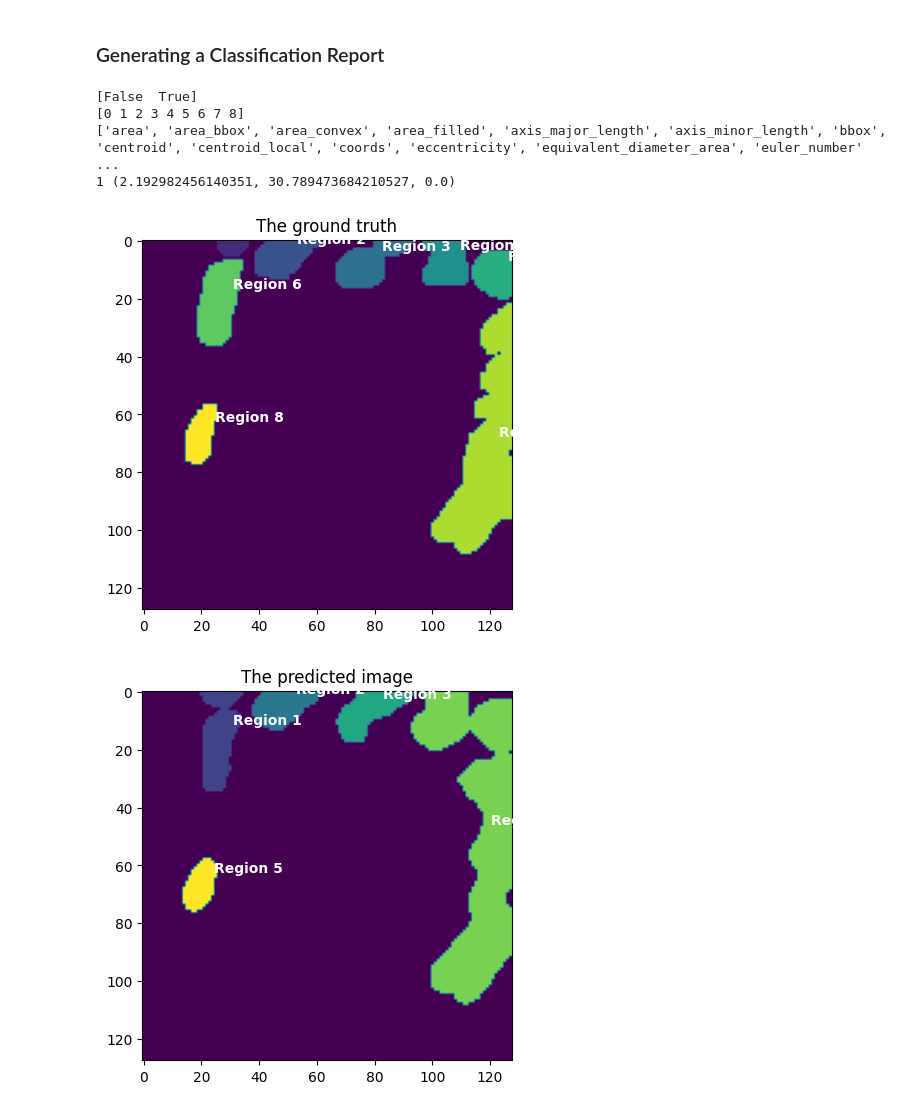
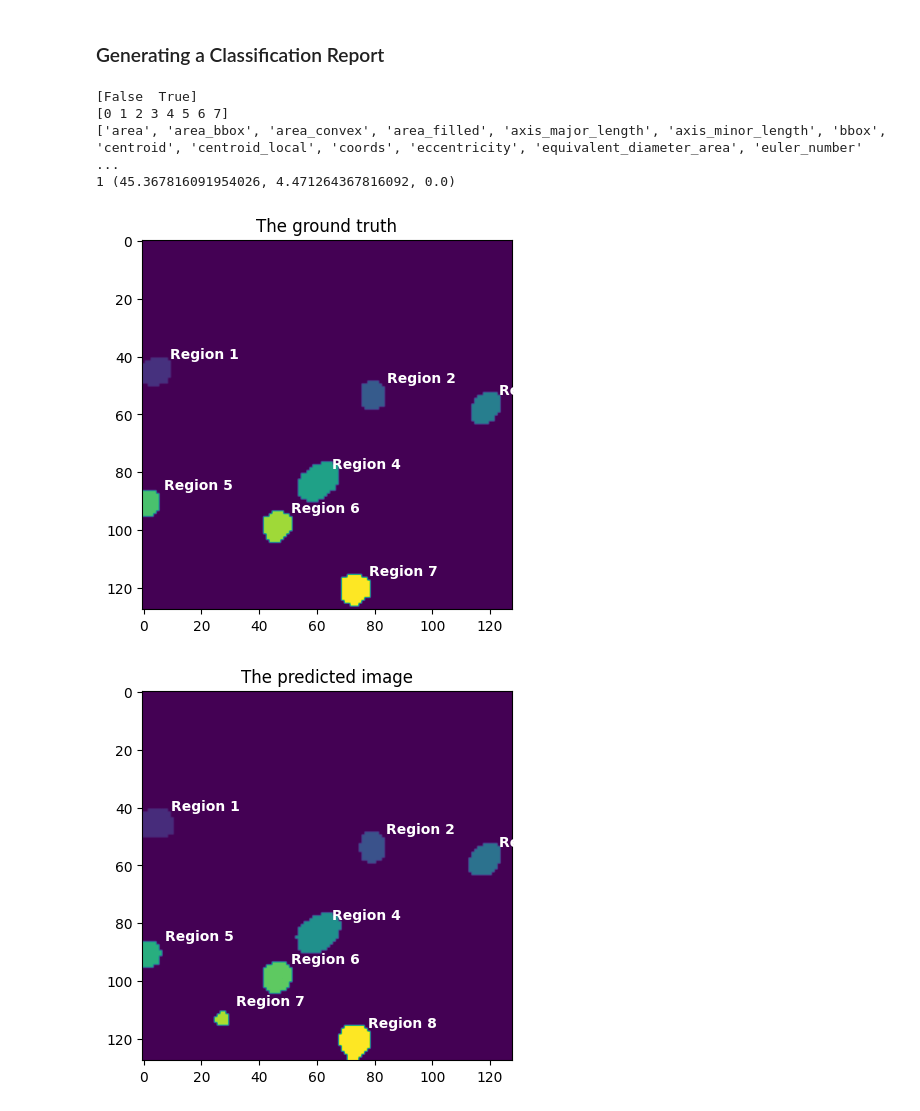
Before and after one commit to z-arabi/SRU-deeplearning-workshop, a Jupyter notebook: 25_U_Net.ipynb, the cells around one changed output. Cells and saved outputs as stored; diff of their text form; code cells hidden in the pictures.

```diff
--- a/25_U_Net.ipynb
+++ b/25_U_Net.ipynb
@@ -553,7 +553,7 @@ plt.show()
 from skimage.morphology import label
 from skimage.measure import regionprops
 
-id = 10
+id = 50
 
 # Y_train is boolean array > We need binary mask to perform labeling
 # if the Y is not binary, you can add condition: y_true_in > 0.5
@@ -572,37 +572,37 @@ print(list(regions[0]))
 print(regions[0].label, regions[0].centroid)
 # Annotate the plot with region labels
 for region in regions:
     # specifies the position where the annotation will be placed. region.centroid is a property of
     # the region object that represents the centroid (center of mass) of the labeled region.
     # region.centroid[1] is the x-coordinate of the centroid, and region.centroid[0] is the y-coordinate.
     # xytext=(10, 10) specifies an offset in points for the text from the specified position.
     plt.annotate(f"Region {region.label}",
                  (region.centroid[1], region.centroid[0]),
                  color='white', fontsize=10, fontweight='bold',
                  xytext=(10, 10), textcoords='offset points')
 
 
 labels = label(Y_train[id])
 # tyep of preds_train_t[id] is int
 y_pred = label(np.squeeze(preds_train_t[id]) > 0.5)
 plt.figure()
 plt.title("The predicted image")
 plt.imshow(y_pred)
 
 regions = regionprops(y_pred)
 # Annotate the plot with region labels
 for region in regions:
     plt.annotate(f"Region {region.label}",
                  (region.centroid[1], region.centroid[0]),
                  color='white', fontsize=10, fontweight='bold',
                  xytext=(10, 10), textcoords='offset points')
 # %% [output]
 [False  True]
-[0 1 2 3 4 5 6 7 8]
+[0 1 2 3 4 5 6 7]
 ['area', 'area_bbox', 'area_convex', 'area_filled', 'axis_major_length', 'axis_minor_length', 'bbox', 'centroid', 'centroid_local', 'coords', 'eccentricity', 'equivalent_diameter_area', 'euler_number' ...
-1 (2.192982456140351, 30.789473684210527, 0.0)
+1 (45.367816091954026, 4.471264367816092, 0.0)
-[figure, old version]
+[figure, new version]
-[figure, old version]
+[figure, new version]
 # %%
 true_objects = len(np.unique(labels))
 pred_objects = len(np.unique(y_pred))
```
Also changed, not shown: parts of 18 cells of this notebook.
